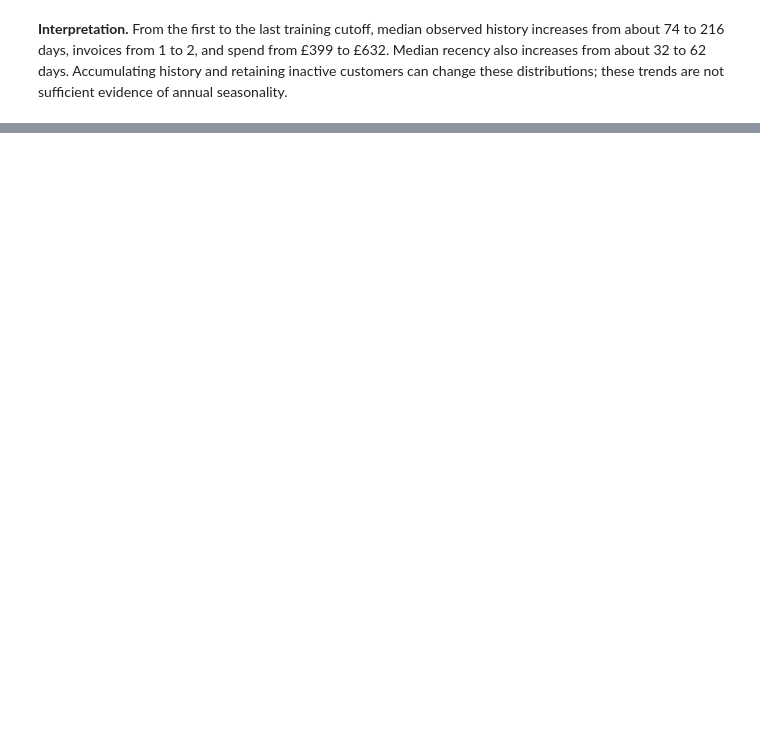
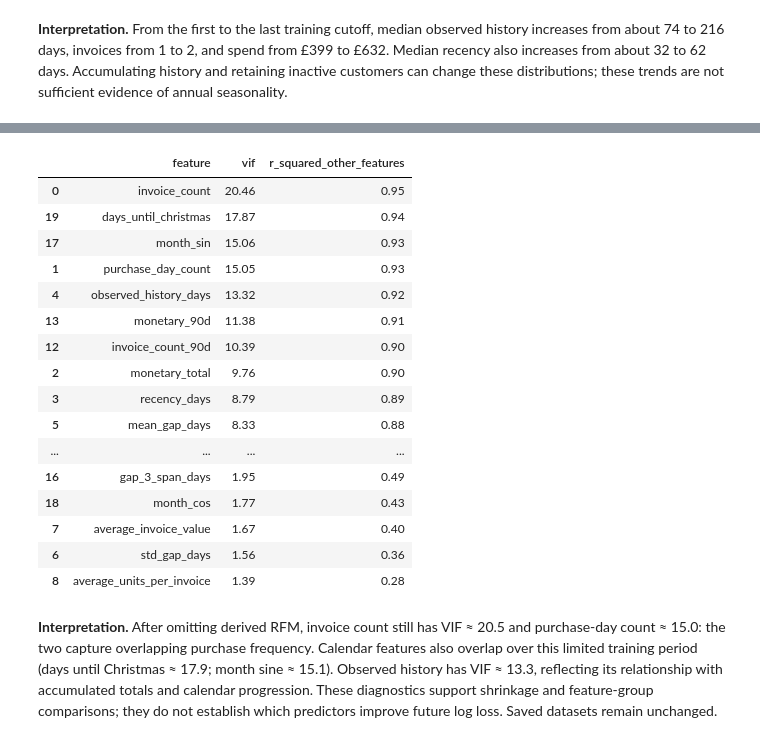
Before and after one commit to manu-horn/online-retail, a Jupyter notebook: notebooks/03_eda_processed.ipynb, the cells around one changed output, grey strips where cells are left out. Saved outputs shown, nothing was run; the diff lists cells and outputs as text; code cells hidden in the pictures; blank space fills up the shorter version.

```diff
--- a/notebooks/03_eda_processed.ipynb
+++ b/notebooks/03_eda_processed.ipynb
@@ -280,0 +383,31 @@ trends are not sufficient evidence of annual seasonality.
+# %%
+derived_rfm = ["r_score", "f_score", "m_score", "rfm_score", "rfm_segment"]
+continuous_baseline_columns = [c for c in feature_columns if c not in derived_rfm]
+vif_without_rfm, _ = encoded_vif(train, continuous_baseline_columns)
+vif_without_rfm.round(2)
+# %% [output]
+|  | feature | vif | r_squared_other_features |
+| 0 | invoice_count | 20.46 | 0.95 |
+| 19 | days_until_christmas | 17.87 | 0.94 |
+| 17 | month_sin | 15.06 | 0.93 |
+| 1 | purchase_day_count | 15.05 | 0.93 |
+| 4 | observed_history_days | 13.32 | 0.92 |
+| 13 | monetary_90d | 11.38 | 0.91 |
+| 12 | invoice_count_90d | 10.39 | 0.90 |
+| 2 | monetary_total | 9.76 | 0.90 |
+| 3 | recency_days | 8.79 | 0.89 |
+| 5 | mean_gap_days | 8.33 | 0.88 |
+| ... | ... | ... | ... |
+| 16 | gap_3_span_days | 1.95 | 0.49 |
+| 18 | month_cos | 1.77 | 0.43 |
+| 7 | average_invoice_value | 1.67 | 0.40 |
+| 6 | std_gap_days | 1.56 | 0.36 |
+| 8 | average_units_per_invoice | 1.39 | 0.28 |
+# %% [markdown]
+**Interpretation.** After omitting derived RFM, invoice count still has VIF ≈ 20.5
+and purchase-day count ≈ 15.0: the two capture overlapping purchase frequency.
+Calendar features also overlap over this limited training period (days until
+Christmas ≈ 17.9; month sine ≈ 15.1). Observed history has VIF ≈ 13.3, reflecting
+its relationship with accumulated totals and calendar progression. These diagnostics
+support shrinkage and feature-group comparisons; they do not establish which
+predictors improve future log loss. Saved datasets remain unchanged.
```
Also changed, not shown: parts of 25 cells of this notebook, 19 other files.
